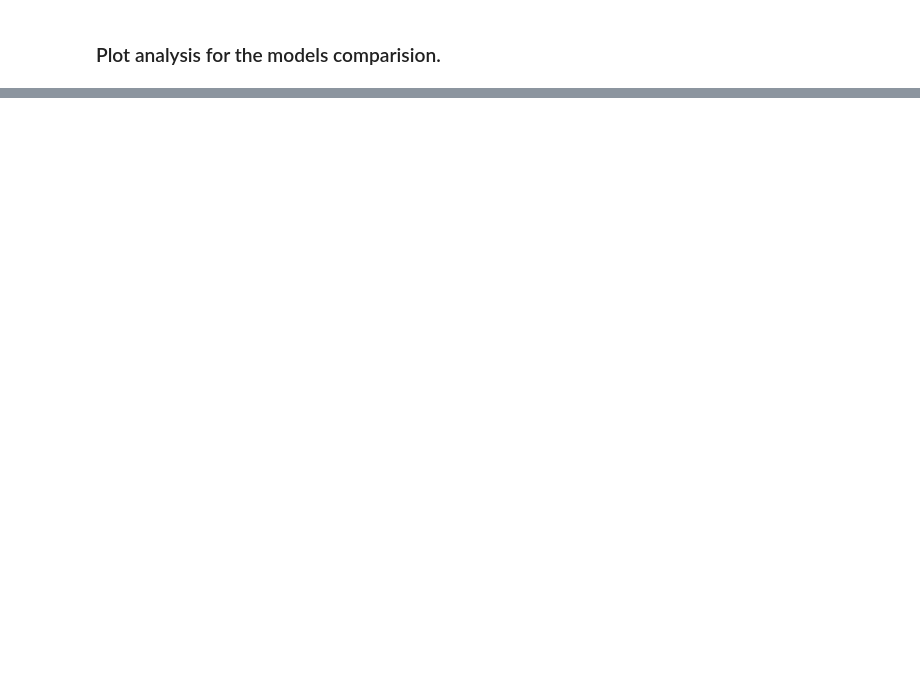
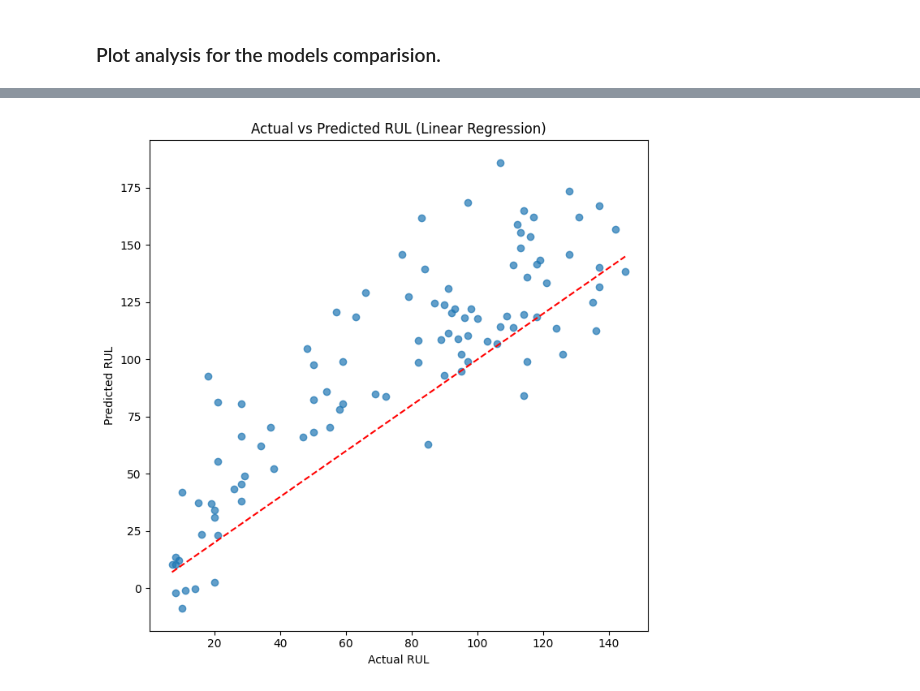
Before and after one commit to sairaghavendra1424/Data_Science_Project, a Jupyter notebook: Data_Science_Project_SR.ipynb, the cells around one changed output, grey strips where cells are left out. Cells and saved outputs as stored; diff of their text form; code cells hidden in the pictures; blank space fills up the shorter version.

```diff
--- a/Data_Science_Project_SR.ipynb
+++ b/Data_Science_Project_SR.ipynb
@@ -442,0 +706,15 @@ Ensemble tree-based models significantly improved performance compared to linear
+# %%
+plt.figure(figsize=(7,7))
+plt.scatter(y_test, best_preds, alpha=0.7)
+
+plt.xlabel("Actual RUL")
+plt.ylabel("Predicted RUL")
+
+plt.title(f"Actual vs Predicted RUL ({best_model_name})")
+
+plt.plot([y_test.min(), y_test.max()], [y_test.min(), y_test.max()], 'r--')
+
+plt.tight_layout()
+plt.show()
+# %% [output]
+[figure, added]
```
Also changed, not shown: parts of 54 cells of this notebook.
